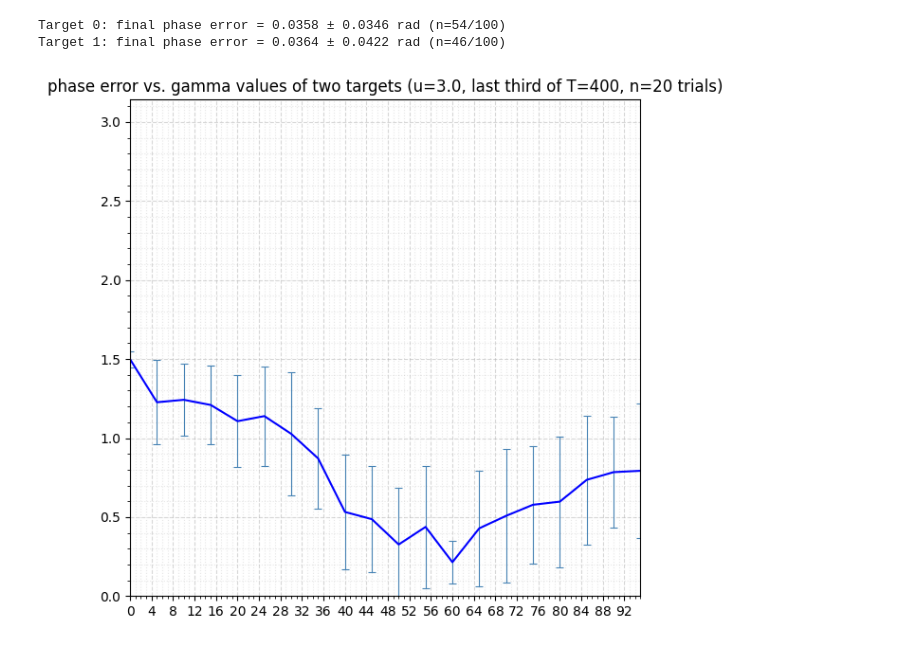
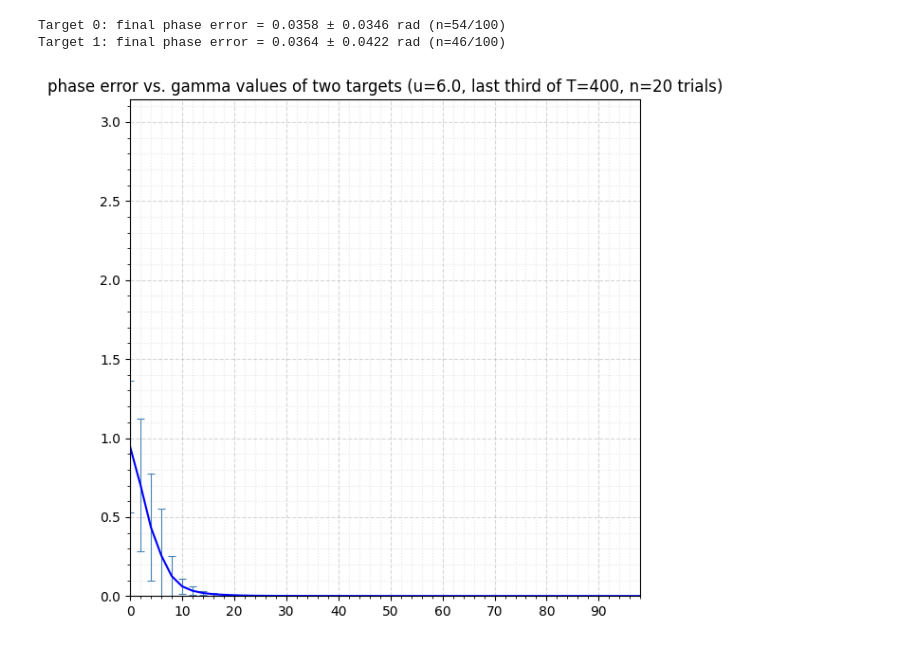
Before and after one commit to noah-ginzburg/RANController, a Jupyter notebook: RAN/mean_field_model_3d.ipynb, the cells around one changed output. Cells and saved outputs as stored; diff of their text form; code cells hidden in the pictures.

```diff
--- a/RAN/mean_field_model_3d.ipynb
+++ b/RAN/mean_field_model_3d.ipynb
@@ -450,13 +450,13 @@ u_vals = []
 for i in range(0,25):
     u_vals.append(float(i))
 
-n_trials = 5
+n_trials = 10
 targets = []
 z_vals_mean = []
 z_vals_std = []
 
 for num in range(len(u_vals)):
-    T = 200
+    T = 400
     trial_norms = []
     for trial in range(n_trials):
         b = generate_sensory_input(nodes, targets, kappa)
@@ -472,18 +472,19 @@ plot_scatter_regular(u_vals, z_vals_mean, 1, "||z|| vs. u values", yerr=z_vals_s
 # Static RAN run, sweep gamma (quality) of two targets, averaged over trials
 
 # reset targets — quality gets mutated in place below
-target1 = [2.0, 0.0, np.pi/4, 20.0]
-target2 = [2.0, (-np.pi/2), np.pi/2, 20.0]
+target1 = [2.0, 0.0, np.pi/2, 20.0]
+target2 = [2.0, (np.pi), np.pi/2, 20.0]
 targets = [target1, target2]
 
 gamma_vals = []
 for i in range(0,100,2):
     gamma_vals.append(float(i))
 
-n_trials = 20
-T = 800
-u = 6.5
+n_trials = 50
+T = 400
+u = 6.0
 beta = 1.5
+sigma = 0.5
 z_vals_mean = []
 z_vals_std = []
 dt = 0.1
@@ -494,6 +495,7 @@ for num in range(len(gamma_vals)):
 
     trial_norms = []
     for trial in range(n_trials):
+        np.random.seed(trial)
         b = generate_sensory_input(nodes, targets, kappa)
         y = generate_RAN_with_history(u, N_s, M, T, dt, sigma, beta, b)
         trial_norms.append(np.linalg.norm(y[-1]))
@@ -501,5 +503,5 @@ for num in range(len(gamma_vals)):
     z_vals_std.append(float(np.std(trial_norms)))
 
 plot_scatter_regular(gamma_vals, z_vals_mean, len(gamma_vals)/5,
-                      f"||z|| vs. gamma values of two targets (u={u}, n={n_trials} trials)", yerr=z_vals_std, errbar_step=2,)
+                      f"||z|| vs. gamma values of two targets (u={u}, n={n_trials} trials)", yerr=z_vals_std, errbar_step=1,)
 # %% [output]
@@ -589,17 +591,18 @@ Target 1: final phase error = 0.0364 ± 0.0422 rad (n=46/100)
 # Static RAN run, sweep gamma (quality) of two targets — phase error averaged over the last third of the run
 
 target1 = [2.0, 0, np.pi/2, 20.0]
-target2 = [2.0, (-np.pi), np.pi/2, 20.0]
+target2 = [2.0, (np.pi), np.pi/2, 20.0]
 targets = [target1, target2]
 
 gamma_vals = []
-for i in range(0, 100, 5):
+for i in range(0, 100, 2):
     gamma_vals.append(float(i))
 
 n_trials = 20
 T = 400
-u = 3.0
+u = 6.0
 beta = 1.5
+sigma = 0.5
 dt = 0.1
 
 start_index = 2 * T // 3   # last third of the run
@@ -608,31 +611,32 @@ phase_err_mean = []
 phase_err_std = []
 
 for num in range(len(gamma_vals)):
     for j in range(len(targets)):
         targets[j][QUALITY] = gamma_vals[num]
 
     b = generate_sensory_input(nodes, targets, kappa)
 
     trial_errors = []
     for trial in range(n_trials):
+        np.random.seed(trial)
         y = generate_RAN_with_history(u, N_s, M, T, dt, sigma, beta, b)
 
         target_errors = np.zeros((len(targets), T - start_index))
         for i in range(start_index, T):
             vec = cartesian_to_polar_3D([find_vel_avg_3D(nodes, y[i])])[0]
             for j in range(len(targets)):
                 target_errors[j, i - start_index] = geodesic_distance(
                     [1.0, targets[j][PHI], targets[j][THETA]], vec
                 )
 
         # whichever target this trial settled on — the one with the smaller mean error over the window
         trial_errors.append(np.min(np.mean(target_errors, axis=1)))
 
     phase_err_mean.append(float(np.mean(trial_errors)))
     phase_err_std.append(float(np.std(trial_errors)))
 
 plot_scatter_regular(gamma_vals, phase_err_mean, len(gamma_vals)/5,
                       f"phase error vs. gamma values of two targets (u={u}, last third of T={T}, n={n_trials} trials)",
                       ymax=np.pi, yerr=phase_err_std, errbar_step=1)
 # %% [output]
-[figure, old version]
+[figure, new version]
```
Also changed, not shown: parts of 2 cells of this notebook, 4 other files.
